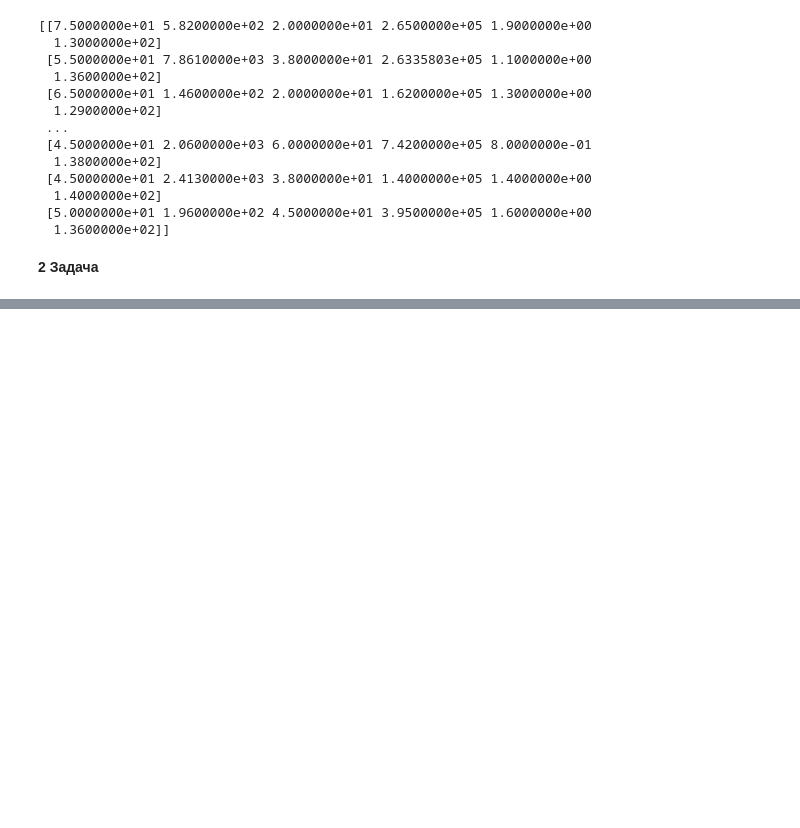
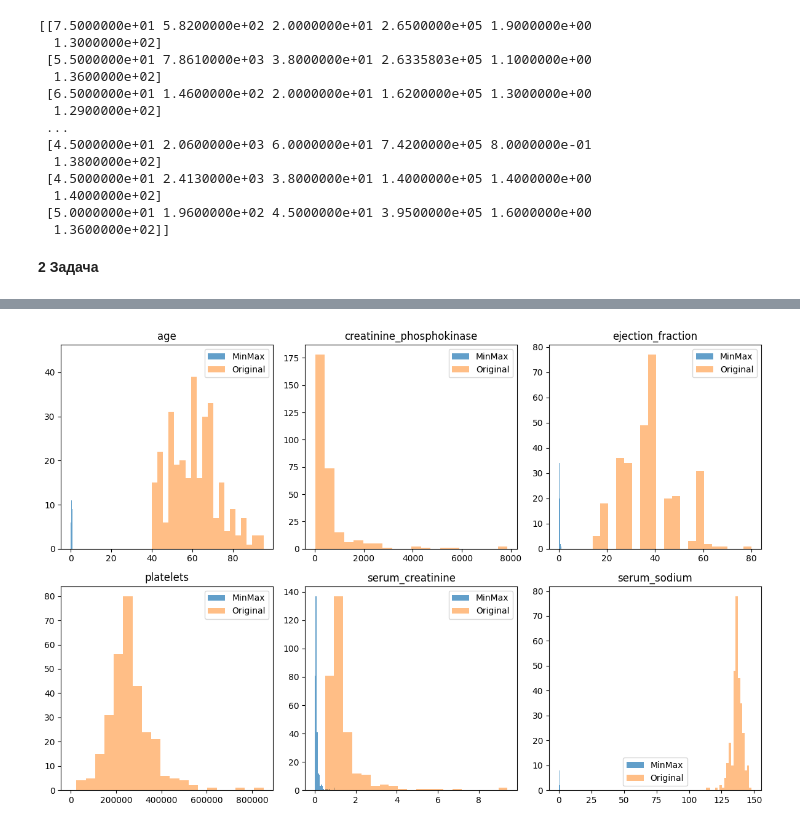
Before and after one commit to Re1otsu/My-student-tasks, a Jupyter notebook: Data science/1lr.ipynb, the cells around one changed output, grey strips where cells are left out. Cells and saved outputs as stored; diff of their text form; code cells hidden in the pictures; blank space fills up the shorter version.

```diff
--- a/Data science/1lr.ipynb
+++ b/Data science/1lr.ipynb
@@ -126,6 +126,17 @@ results = pd.DataFrame({
 })
 
 print(results.round(3))
+
+
+
+print("Значения из scaler:")
+for col, mu, var in zip(df.columns, scaler.mean_, scaler.var_):
+    sigma = np.sqrt(var)
+    print(f"{col}: mean_ = {mu:.2f}, var_ = {var:.2f}, sigma = {sigma:.2f}")
+
+print("\nФормулы стандартизации:")
+for col, mu, sigma in zip(df.columns, scaler.mean_, np.sqrt(scaler.var_)):
+    print(f"{col}: z = (x - {mu:.2f}) / {sigma:.2f}")
 # %% [output]
 [[7.5000000e+01 5.8200000e+02 2.0000000e+01 2.6500000e+05 1.9000000e+00
   1.3000000e+02]
@@ -150,0 +263,77 @@ print(results.round(3))
+# %%
+import pandas as pd
+import numpy as np
+import matplotlib.pyplot as plt
+from sklearn import preprocessing
+
+# Загружаем данные
+df = pd.read_csv('heart_failure_clinical_records_dataset.csv')
+df = df.drop(columns=['anaemia','diabetes','high_blood_pressure','sex','smoking','time','DEATH_EVENT'])
+data = df.to_numpy(dtype='float')
+
+# 1. MinMaxScaler
+min_max_scaler = preprocessing.MinMaxScaler().fit(data)
+data_min_max_scaled = min_max_scaler.transform(data)
+
+# 2. Гистограммы (MinMaxScaler vs исходные данные)
+n_bins = 20
+fig, axs = plt.subplots(2, 3, figsize=(12, 8))
+for i, col in enumerate(df.columns):
+    r, c = divmod(i, 3)
+    axs[r, c].hist(data_min_max_scaled[:, i], bins=n_bins, alpha=0.7, label="MinMax")
+    axs[r, c].hist(data[:, i], bins=n_bins, alpha=0.5, label="Original")
+    axs[r, c].set_title(col)
+    axs[r, c].legend()
+plt.tight_layout()
+plt.show()
+
+# 3. Минимум и максимум из параметров MinMaxScaler
+print("Min и Max для каждого признака (MinMaxScaler):")
+for col, data_min, data_max in zip(df.columns, min_max_scaler.data_min_, min_max_scaler.data_max_):
+    print(f"{col}: min = {data_min:.2f}, max = {data_max:.2f}")
+
+# 4. MaxAbsScaler и RobustScaler
+maxabs_scaler = preprocessing.MaxAbsScaler().fit(data)
+data_maxabs_scaled = maxabs_scaler.transform(data)
+
+robust_scaler = preprocessing.RobustScaler().fit(data)
+data_robust_scaled = robust_scaler.transform(data)
+
+# Гистограммы для MaxAbs и Robust
+fig, axs = plt.subplots(2, 3, figsize=(12, 8))
+for i, col in enumerate(df.columns):
+    r, c = divmod(i, 3)
+    axs[r, c].hist(data_maxabs_scaled[:, i], bins=n_bins, alpha=0.7, label="MaxAbs")
+    axs[r, c].hist(data[:, i], bins=n_bins, alpha=0.5, label="Original")
+    axs[r, c].set_title(col)
+    axs[r, c].legend()
+plt.tight_layout()
+plt.show()
+
+fig, axs = plt.subplots(2, 3, figsize=(12, 8))
+for i, col in enumerate(df.columns):
+    r, c = divmod(i, 3)
+    axs[r, c].hist(data_robust_scaled[:, i], bins=n_bins, alpha=0.7, label="Robust")
+    axs[r, c].hist(data[:, i], bins=n_bins, alpha=0.5, label="Original")
+    axs[r, c].set_title(col)
+    axs[r, c].legend()
+plt.tight_layout()
+plt.show()
+
+print("\nОсобенности:")
+print("- MinMaxScaler приводит данные в диапазон [0, 1].")
+print("- MaxAbsScaler приводит данные к диапазону [-1, 1], деля на максимальное по модулю значение.")
+print("- RobustScaler масштабирует данные относительно медианы и межквартильного размаха (устойчив к выбросам).")
+
+# 5. Функция для приведения данных к диапазону [-5, 10]
+def scale_to_range(data, feature_range=(-5, 10)):
+    custom_scaler = preprocessing.MinMaxScaler(feature_range=feature_range)
+    return custom_scaler.fit_transform(data)
+
+data_custom_scaled = scale_to_range(data, (-5, 10))
+
+print("\nПример диапазона после приведения к [-5, 10]:")
+for i, col in enumerate(df.columns):
+    print(f"{col}: min = {data_custom_scaled[:, i].min():.2f}, max = {data_custom_scaled[:, i].max():.2f}")
+# %% [output]
+[figure, added]
```
Also changed, not shown: parts of 8 cells of this notebook.
